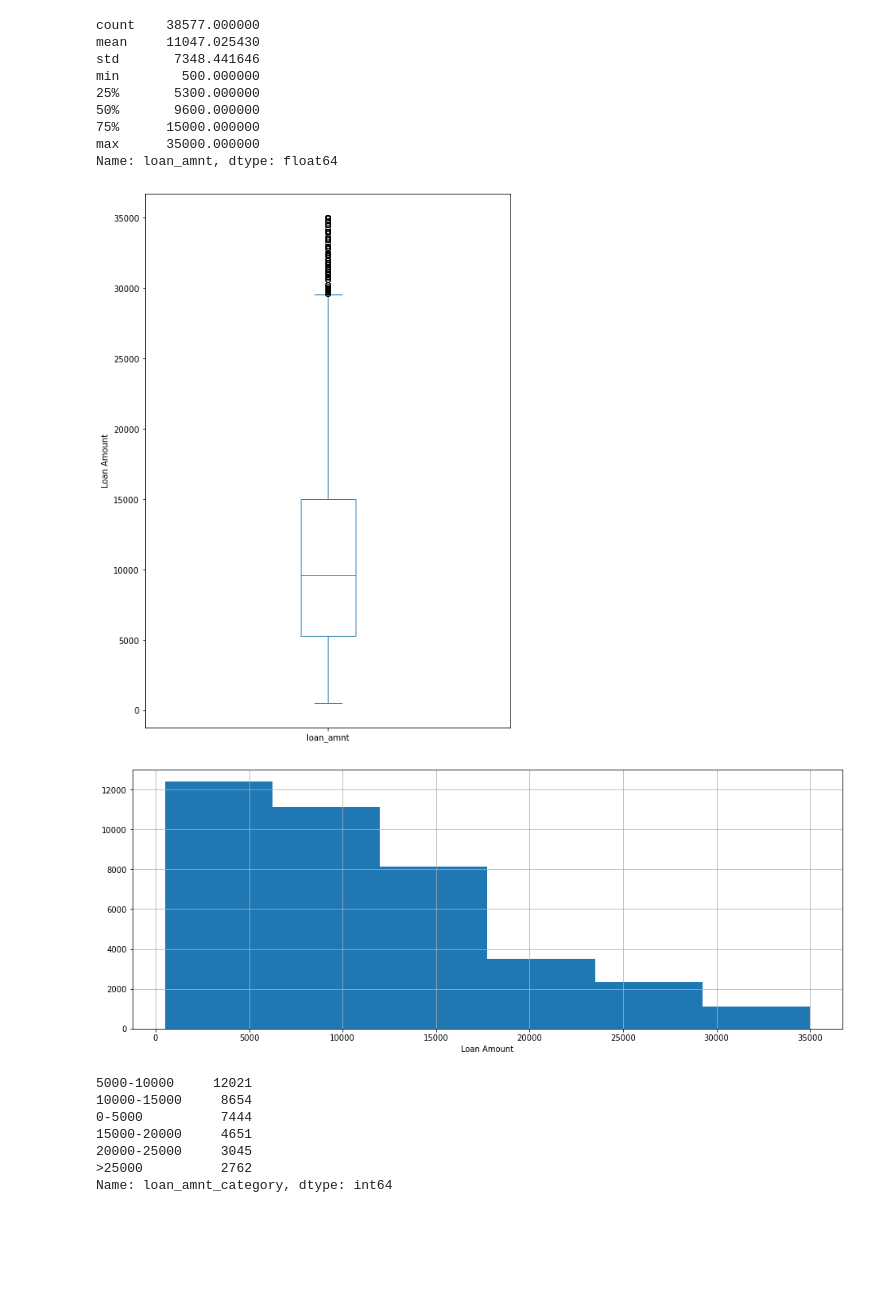
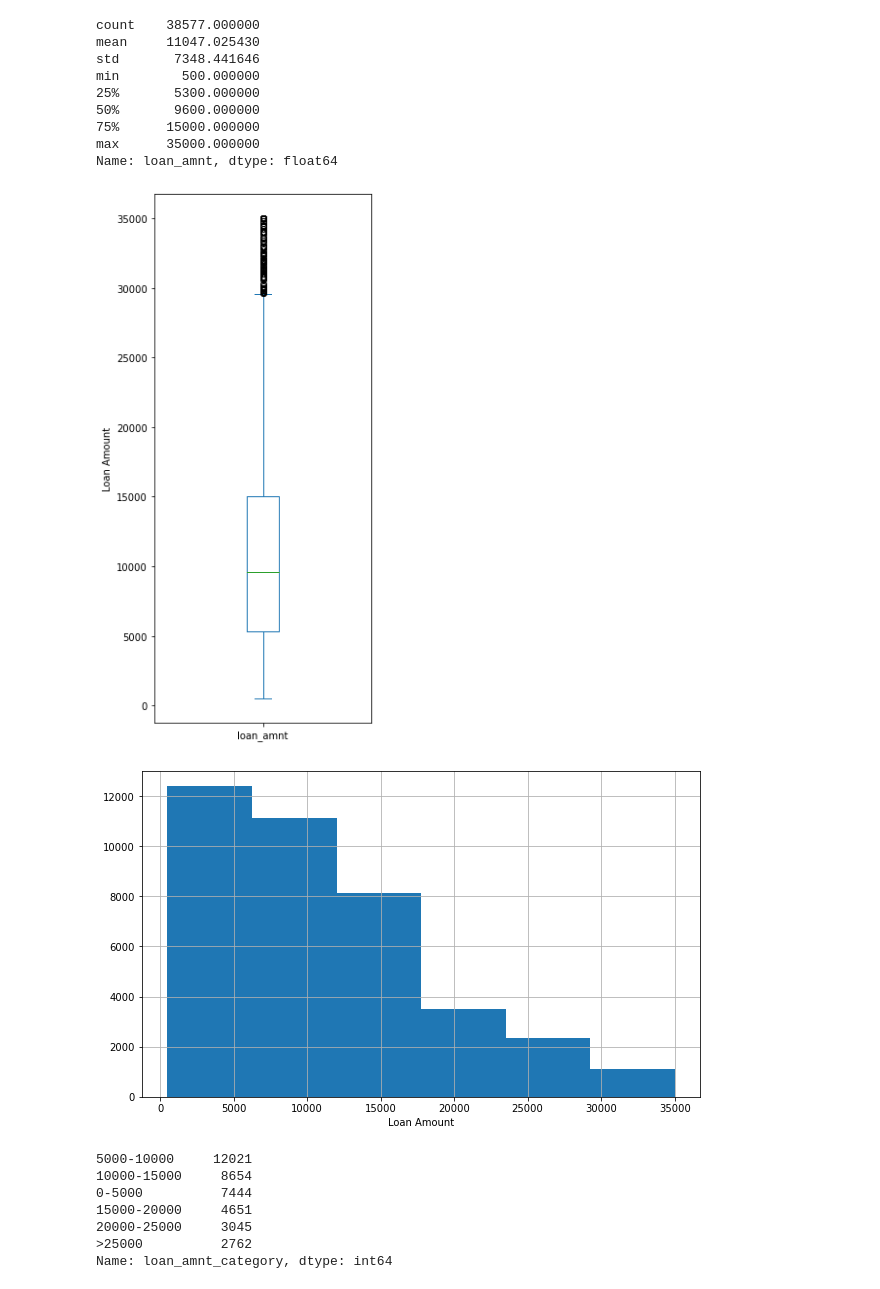
Before and after one commit to bappa-2000/LendingClubCaseStudy, a Jupyter notebook: Sanjay_Saini.ipynb, the cells around one changed output. Saved outputs shown, nothing was run; the diff lists cells and outputs as text; code cells hidden in the pictures; blank space fills up the shorter version.

Commit message:
- Updated Graphs

```diff
--- a/Sanjay_Saini.ipynb
+++ b/Sanjay_Saini.ipynb
@@ -296,19 +296,19 @@ min        500.000000
 max      35000.000000
 Name: loan_amnt, dtype: float64
 # %%
-plt.figure(figsize=[8,12])
+plt.figure(figsize=[4,10])
 plt.ylabel("Loan Amount")
 loan_all.loan_amnt.plot.box()
 plt.show()
 # %% [output]
-[figure, old version]
+[figure, new version]
 # %%
-plt.figure(figsize=[16,6])
+plt.figure(figsize=[10,6])
 plt.xlabel("Loan Amount")
 loan_all.loan_amnt.hist(bins=6)
 plt.show()
 # %% [output]
-[figure, old version]
+[figure, new version]
 # %%
 def makeAmtGroups(x):
     if x<5000:
```
Also changed, not shown: parts of 10 cells of this notebook.
